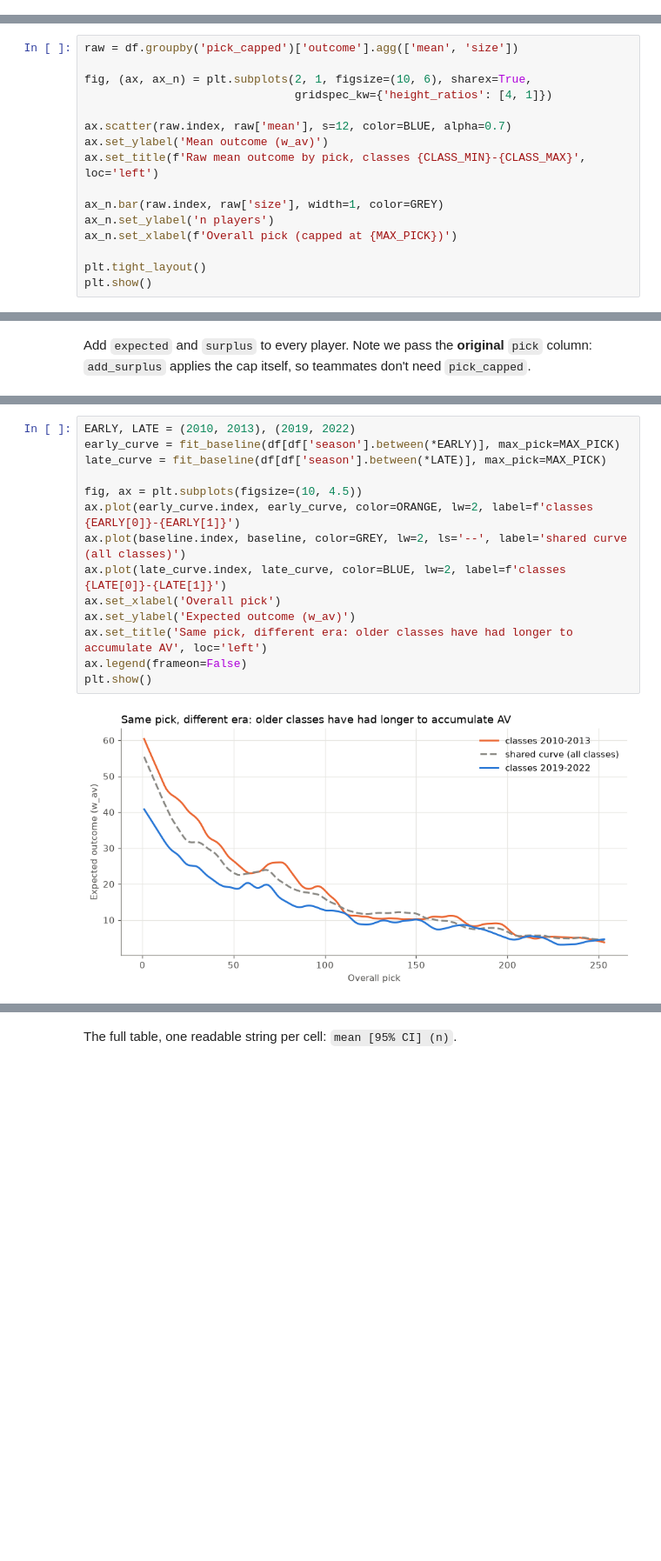
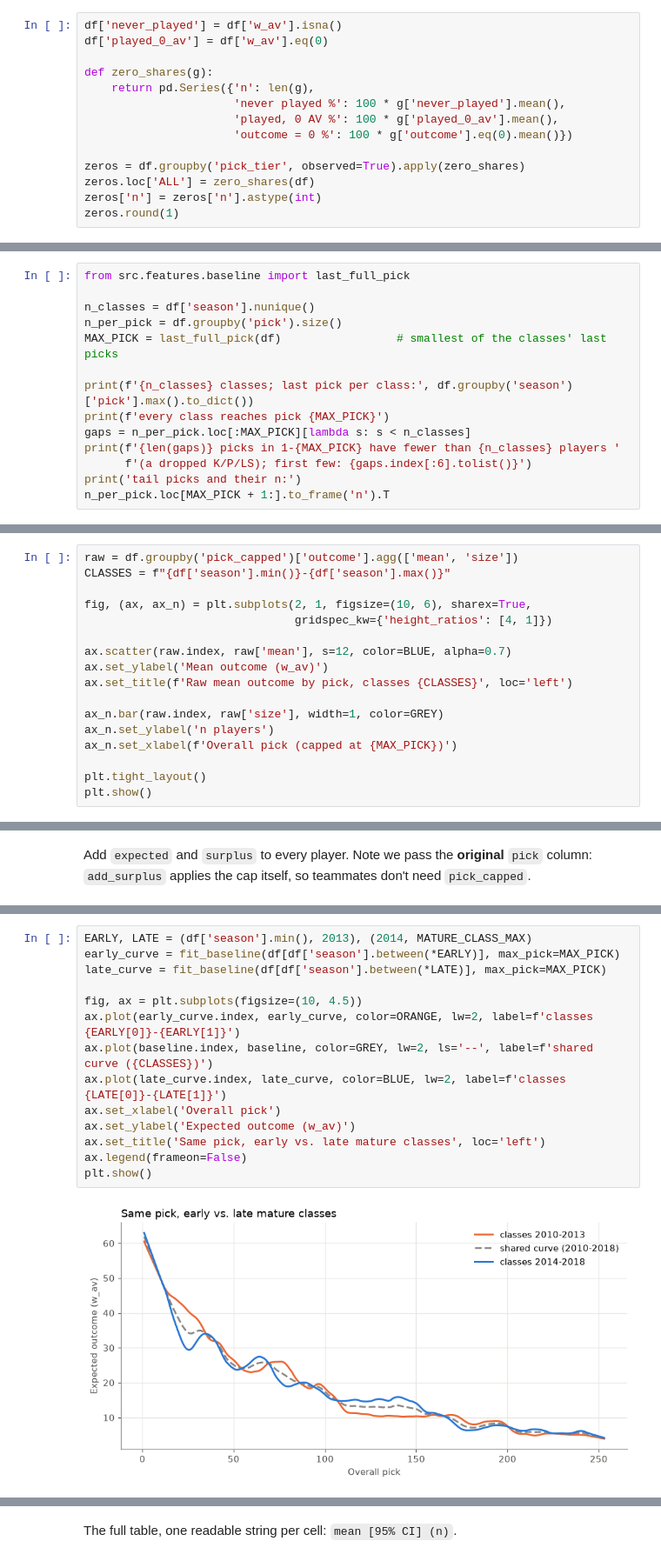
Before and after one commit to abhik026/bruin-draft-analytics, a Jupyter notebook: notebooks/02_draft_value_b.ipynb, the cells around one changed output, grey strips where cells are left out. Shown at 87% size. Cells and saved outputs as stored; diff of their text form; blank space fills up the shorter version.

```diff
--- a/notebooks/02_draft_value_b.ipynb
+++ b/notebooks/02_draft_value_b.ipynb
@@ -117,0 +127,14 @@ assert df['outcome'].notna().all()
+# %%
+df['never_played'] = df['w_av'].isna()
+df['played_0_av'] = df['w_av'].eq(0)
+
+def zero_shares(g):
+    return pd.Series({'n': len(g),
+                      'never played %': 100 * g['never_played'].mean(),
+                      'played, 0 AV %': 100 * g['played_0_av'].mean(),
+                      'outcome = 0 %': 100 * g['outcome'].eq(0).mean()})
+
+zeros = df.groupby('pick_tier', observed=True).apply(zero_shares)
+zeros.loc['ALL'] = zero_shares(df)
+zeros['n'] = zeros['n'].astype(int)
+zeros.round(1)
@@ -140,0 +215,14 @@ tail picks and their n:
+# %%
+from src.features.baseline import last_full_pick
+
+n_classes = df['season'].nunique()
+n_per_pick = df.groupby('pick').size()
+MAX_PICK = last_full_pick(df)                 # smallest of the classes' last picks
+
+print(f'{n_classes} classes; last pick per class:', df.groupby('season')['pick'].max().to_dict())
+print(f'every class reaches pick {MAX_PICK}')
+gaps = n_per_pick.loc[:MAX_PICK][lambda s: s < n_classes]
+print(f'{len(gaps)} picks in 1-{MAX_PICK} have fewer than {n_classes} players '
+      f'(a dropped K/P/LS); first few: {gaps.index[:6].tolist()}')
+print('tail picks and their n:')
+n_per_pick.loc[MAX_PICK + 1:].to_frame('n').T
@@ -157,13 +252,14 @@ The bottom panel shows how many players each mean is based on (separate panel,
 not a second y-axis, so neither scale is misread).
 # %%
 raw = df.groupby('pick_capped')['outcome'].agg(['mean', 'size'])
+CLASSES = f"{df['season'].min()}-{df['season'].max()}"
 
 fig, (ax, ax_n) = plt.subplots(2, 1, figsize=(10, 6), sharex=True,
                                gridspec_kw={'height_ratios': [4, 1]})
 
 ax.scatter(raw.index, raw['mean'], s=12, color=BLUE, alpha=0.7)
 ax.set_ylabel('Mean outcome (w_av)')
-ax.set_title(f'Raw mean outcome by pick, classes {CLASS_MIN}-{CLASS_MAX}', loc='left')
+ax.set_title(f'Raw mean outcome by pick, classes {CLASSES}', loc='left')
 
 ax_n.bar(raw.index, raw['size'], width=1, color=GREY)
 ax_n.set_ylabel('n players')
@@ -423,19 +569,19 @@ Fit the same baseline separately on the four oldest and four newest classes.
 # %%
-EARLY, LATE = (2010, 2013), (2019, 2022)
+EARLY, LATE = (df['season'].min(), 2013), (2014, MATURE_CLASS_MAX)
 early_curve = fit_baseline(df[df['season'].between(*EARLY)], max_pick=MAX_PICK)
 late_curve = fit_baseline(df[df['season'].between(*LATE)], max_pick=MAX_PICK)
 
 fig, ax = plt.subplots(figsize=(10, 4.5))
 ax.plot(early_curve.index, early_curve, color=ORANGE, lw=2, label=f'classes {EARLY[0]}-{EARLY[1]}')
-ax.plot(baseline.index, baseline, color=GREY, lw=2, ls='--', label='shared curve (all classes)')
+ax.plot(baseline.index, baseline, color=GREY, lw=2, ls='--', label=f'shared curve ({CLASSES})')
 ax.plot(late_curve.index, late_curve, color=BLUE, lw=2, label=f'classes {LATE[0]}-{LATE[1]}')
 ax.set_xlabel('Overall pick')
 ax.set_ylabel('Expected outcome (w_av)')
-ax.set_title('Same pick, different era: older classes have had longer to accumulate AV', loc='left')
+ax.set_title('Same pick, early vs. late mature classes', loc='left')
 ax.legend(frameon=False)
 plt.show()
 # %% [output]
-[figure, old version]
+[figure, new version]
 # %%
 L = [1, 5, 10, 32, 64, 100, 200]
 pd.DataFrame({'early': early_curve[L], 'late': late_curve[L],
```
Also changed, not shown: parts of 101 cells of this notebook, 1 other file.
